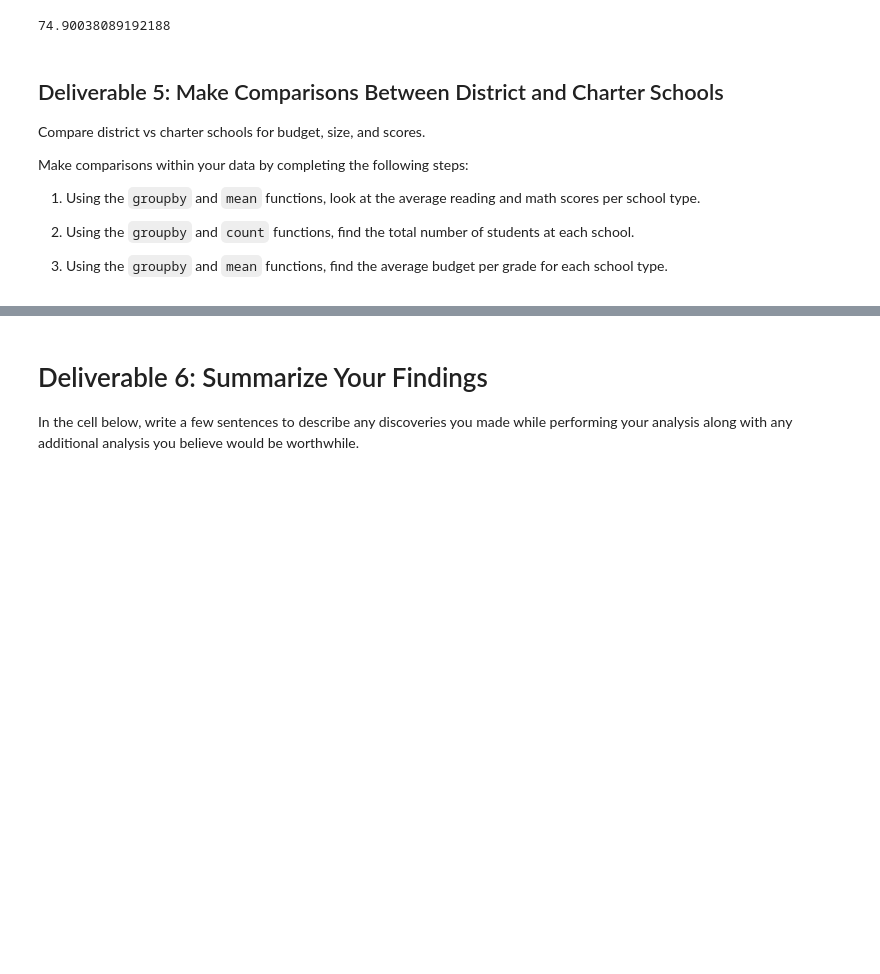
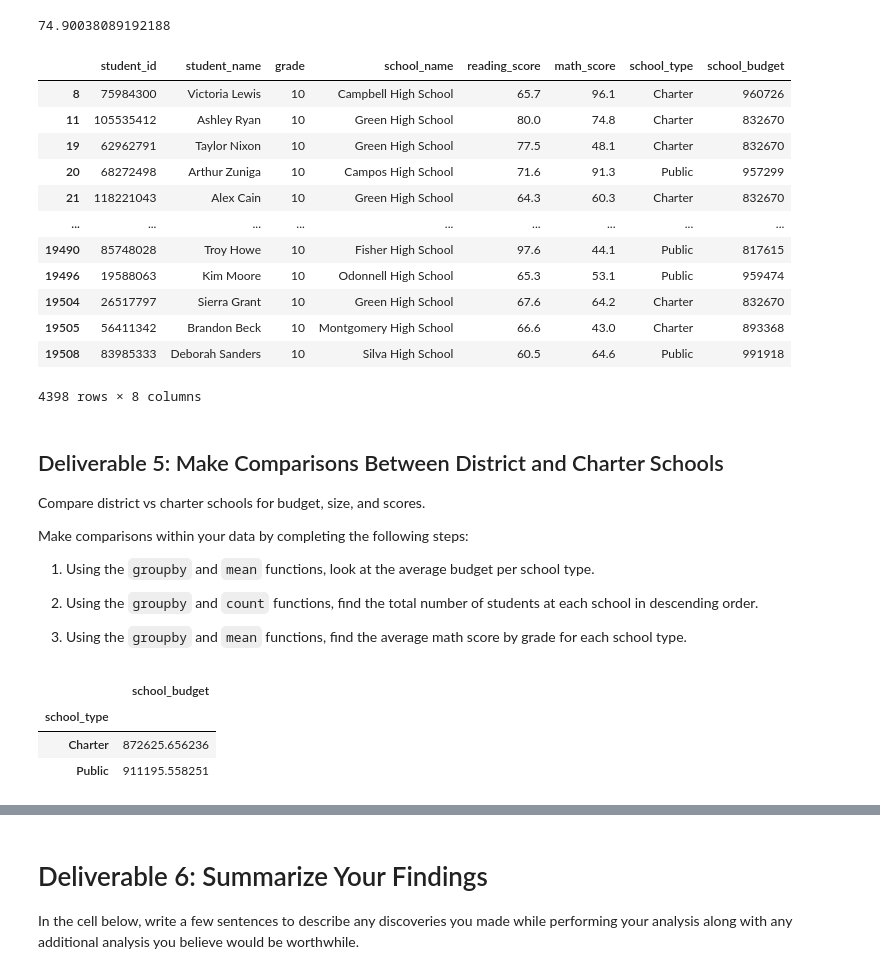
Before and after one commit to Kmkinnear/School_District_Analysis, a Jupyter notebook: Module 4 challenge.ipynb, the cells around one changed output, grey strips where cells are left out. Drawn from its saved outputs; the diff is of its cells as text; code cells hidden in the pictures; blank space fills up the shorter version.

```diff
--- a/Module 4 challenge.ipynb
+++ b/Module 4 challenge.ipynb
@@ -286,6 +286,23 @@ eleven_and_twelve_mean = grade_eleven_and_twelve_df["reading_score"].mean()
 eleven_and_twelve_mean
 # %% [output]
 74.90038089192188
+# %%
+grade_ten_df = new_student_df["grade"] == 10
+new_student_df.loc[grade_ten_df]
+# %% [output]
+|  | student_id | student_name | grade | school_name | reading_score | math_score | school_type | school_budget |
+| 8 | 75984300 | Victoria Lewis | 10 | Campbell High School | 65.7 | 96.1 | Charter | 960726 |
+| 11 | 105535412 | Ashley Ryan | 10 | Green High School | 80.0 | 74.8 | Charter | 832670 |
+| 19 | 62962791 | Taylor Nixon | 10 | Green High School | 77.5 | 48.1 | Charter | 832670 |
+| 20 | 68272498 | Arthur Zuniga | 10 | Campos High School | 71.6 | 91.3 | Public | 957299 |
+| 21 | 118221043 | Alex Cain | 10 | Green High School | 64.3 | 60.3 | Charter | 832670 |
+| ... | ... | ... | ... | ... | ... | ... | ... | ... |
+| 19490 | 85748028 | Troy Howe | 10 | Fisher High School | 97.6 | 44.1 | Public | 817615 |
+| 19496 | 19588063 | Kim Moore | 10 | Odonnell High School | 65.3 | 53.1 | Public | 959474 |
+| 19504 | 26517797 | Sierra Grant | 10 | Green High School | 67.6 | 64.2 | Charter | 832670 |
+| 19505 | 56411342 | Brandon Beck | 10 | Montgomery High School | 66.6 | 43.0 | Charter | 893368 |
+| 19508 | 83985333 | Deborah Sanders | 10 | Silva High School | 60.5 | 64.6 | Public | 991918 |
+4398 rows × 8 columns
 # %% [markdown]
 ## Deliverable 5: Make Comparisons Between District and Charter Schools
 
@@ -293,8 +310,8 @@ Compare district vs charter schools for budget, size, and scores.
 
 Make comparisons within your data by completing the following steps:
 
-1. Using the `groupby` and `mean` functions, look at the average reading and math scores per school type.
+1. Using the `groupby` and `mean` functions, look at the average budget per school type.
 
-1. Using the `groupby` and `count` functions, find the total number of students at each school.
+1. Using the `groupby` and `count` functions, find the total number of students at each school in descending order.
 
-2. Using the `groupby` and `mean` functions, find the average budget per grade for each school type.
+2. Using the `groupby` and `mean` functions, find the average math score by grade for each school type.
@@ -303,3 +318,12 @@ Make comparisons within your data by completing the following steps:
+# %%
+# Display the average budget for each school type by using the groupby and mean functions
+school_type_group_df = new_student_df.groupby("school_type").mean()
+school_type_group_df.loc[:, ["school_budget"]]
+# %% [output]
+|  | school_budget |
+| school_type |  |
+| Charter | 872625.656236 |
+| Public | 911195.558251 |
 # %%
 # Use the `groupby`, `count`, and `sort_values` functions to find the
 # total number of students at each school and sort from most students to least students.
```
Also changed, not shown: parts of 6 cells of this notebook.
